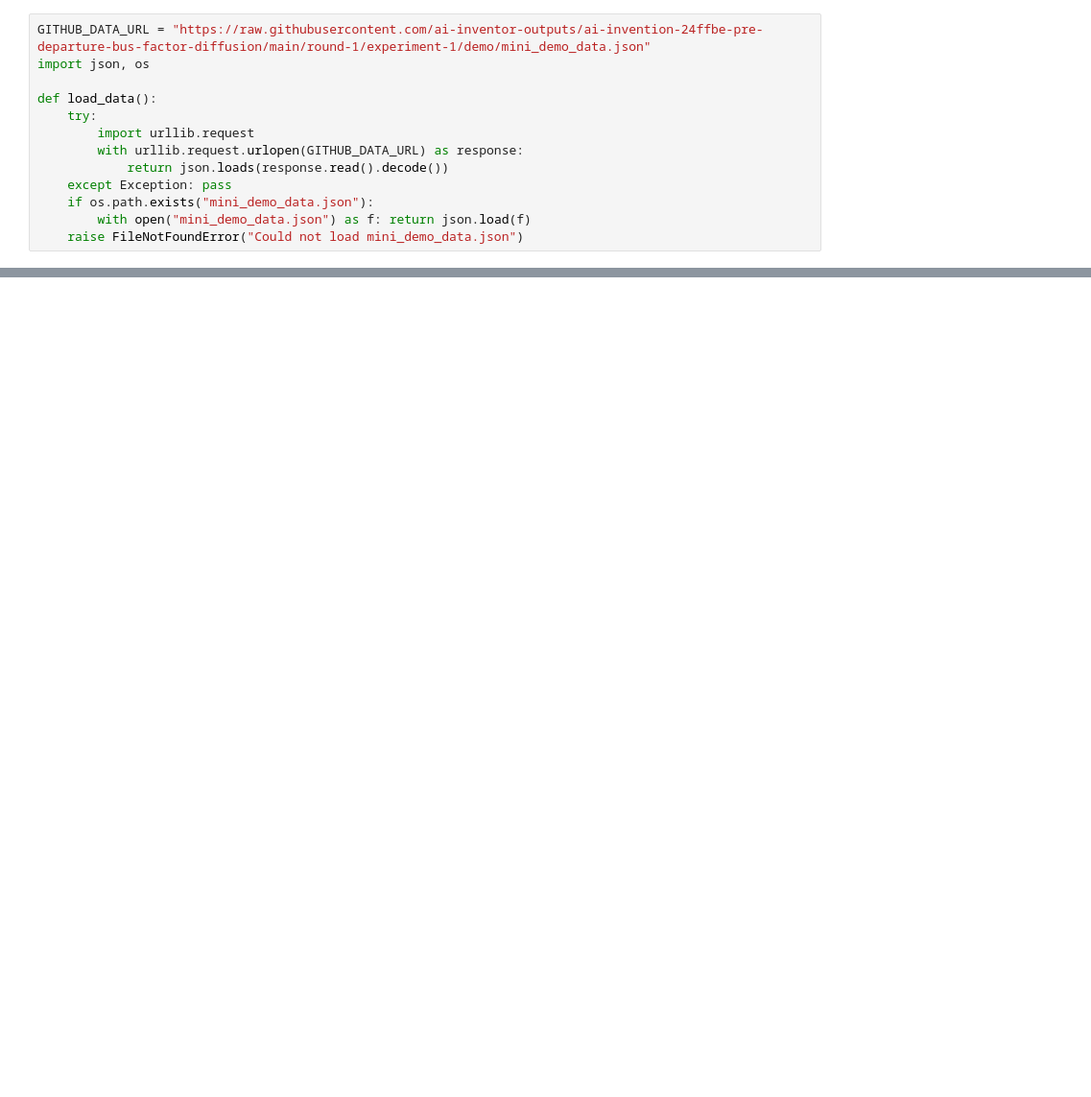
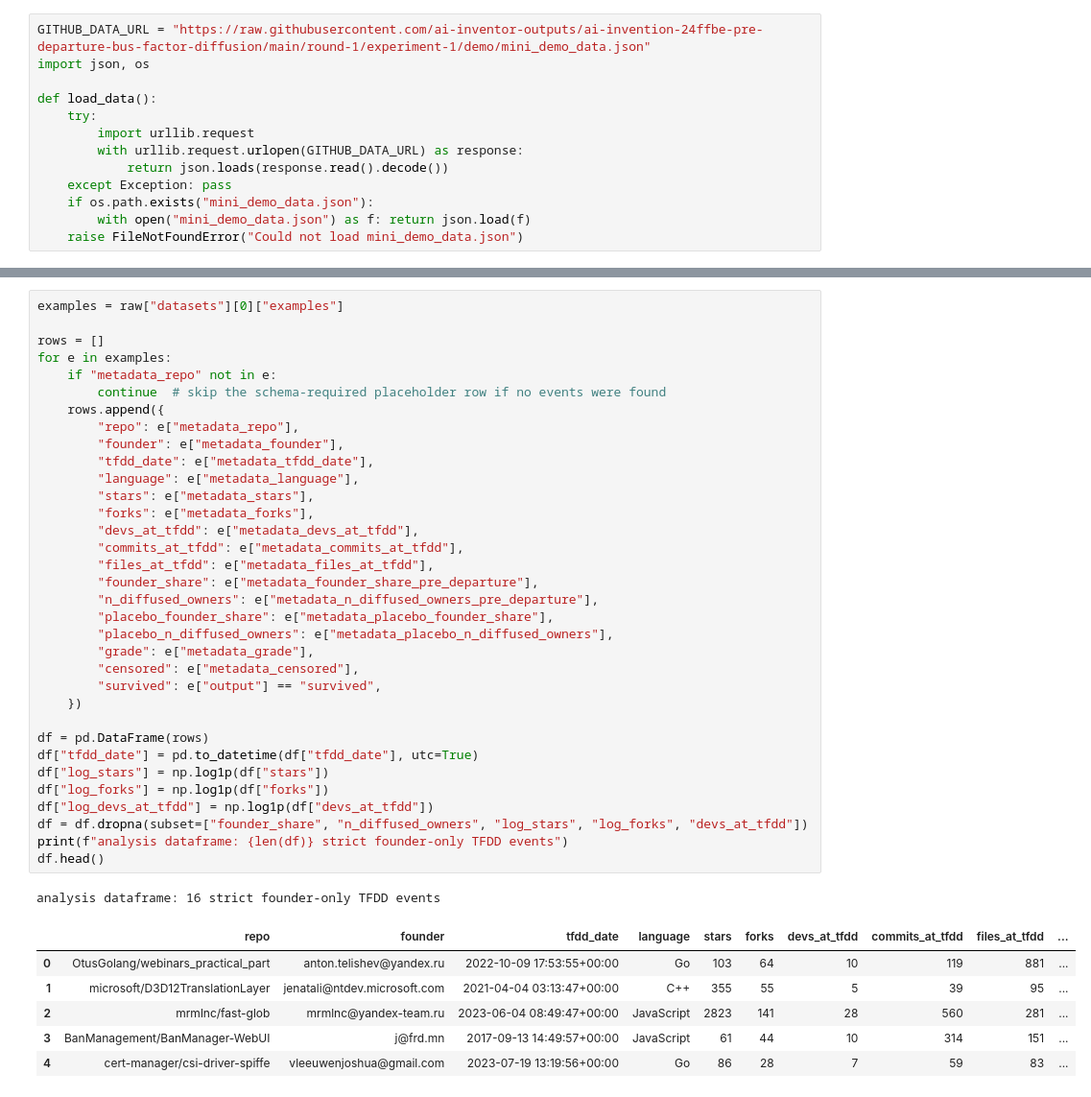
Before and after one commit to ai-inventor-outputs/ai-invention-24ffbe-pre-departure-bus-factor-diffusion, a Jupyter notebook: round-1/experiment-1/demo/method_code_demo.ipynb, the cells around one changed output, grey strips where cells are left out. Shown at 96% size. Drawn from its saved outputs; the diff is of its cells as text; blank space fills up the shorter version.

```diff
--- a/round-1/experiment-1/demo/method_code_demo.ipynb
+++ b/round-1/experiment-1/demo/method_code_demo.ipynb
@@ -706,0 +109,42 @@ print(f"placebo_check: {placebo}")
+# %%
+examples = raw["datasets"][0]["examples"]
+
+rows = []
+for e in examples:
+    if "metadata_repo" not in e:
+        continue  # skip the schema-required placeholder row if no events were found
+    rows.append({
+        "repo": e["metadata_repo"],
+        "founder": e["metadata_founder"],
+        "tfdd_date": e["metadata_tfdd_date"],
+        "language": e["metadata_language"],
+        "stars": e["metadata_stars"],
+        "forks": e["metadata_forks"],
+        "devs_at_tfdd": e["metadata_devs_at_tfdd"],
+        "commits_at_tfdd": e["metadata_commits_at_tfdd"],
+        "files_at_tfdd": e["metadata_files_at_tfdd"],
+        "founder_share": e["metadata_founder_share_pre_departure"],
+        "n_diffused_owners": e["metadata_n_diffused_owners_pre_departure"],
+        "placebo_founder_share": e["metadata_placebo_founder_share"],
+        "placebo_n_diffused_owners": e["metadata_placebo_n_diffused_owners"],
+        "grade": e["metadata_grade"],
+        "censored": e["metadata_censored"],
+        "survived": e["output"] == "survived",
+    })
+
+df = pd.DataFrame(rows)
+df["tfdd_date"] = pd.to_datetime(df["tfdd_date"], utc=True)
+df["log_stars"] = np.log1p(df["stars"])
+df["log_forks"] = np.log1p(df["forks"])
+df["log_devs_at_tfdd"] = np.log1p(df["devs_at_tfdd"])
+df = df.dropna(subset=["founder_share", "n_diffused_owners", "log_stars", "log_forks", "devs_at_tfdd"])
+print(f"analysis dataframe: {len(df)} strict founder-only TFDD events")
+df.head()
+# %% [output]
+analysis dataframe: 16 strict founder-only TFDD events
+|  | repo | founder | tfdd_date | language | stars | forks | devs_at_tfdd | commits_at_tfdd | files_at_tfdd | ... |
+| 0 | OtusGolang/webinars_practical_part | anton.telishev@yandex.ru | 2022-10-09 17:53:55+00:00 | Go | 103 | 64 | 10 | 119 | 881 | ... |
+| 1 | microsoft/D3D12TranslationLayer | jenatali@ntdev.microsoft.com | 2021-04-04 03:13:47+00:00 | C++ | 355 | 55 | 5 | 39 | 95 | ... |
+| 2 | mrmlnc/fast-glob | mrmlnc@yandex-team.ru | 2023-06-04 08:49:47+00:00 | JavaScript | 2823 | 141 | 28 | 560 | 281 | ... |
+| 3 | BanManagement/BanManager-WebUI | j@frd.mn | 2017-09-13 14:49:57+00:00 | JavaScript | 61 | 44 | 10 | 314 | 151 | ... |
+| 4 | cert-manager/csi-driver-spiffe | vleeuwenjoshua@gmail.com | 2023-07-19 13:19:56+00:00 | Go | 86 | 28 | 7 | 59 | 83 | ... |
```
Also changed, not shown: parts of 37 cells of this notebook, 2 other files.
